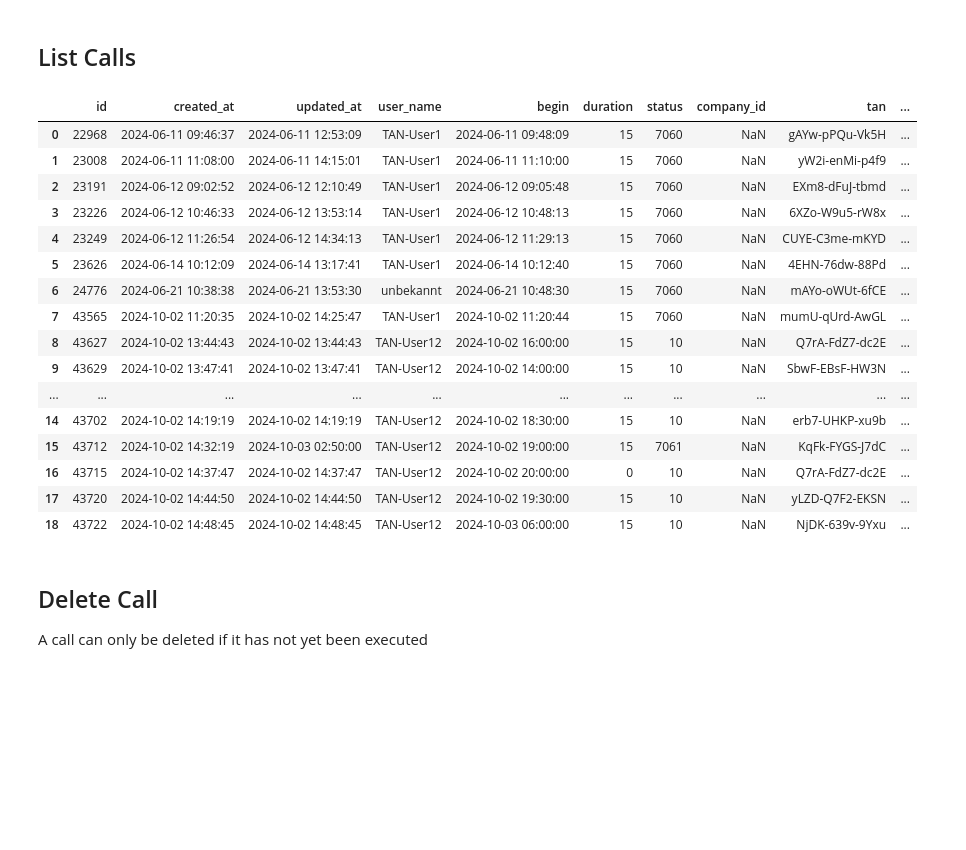
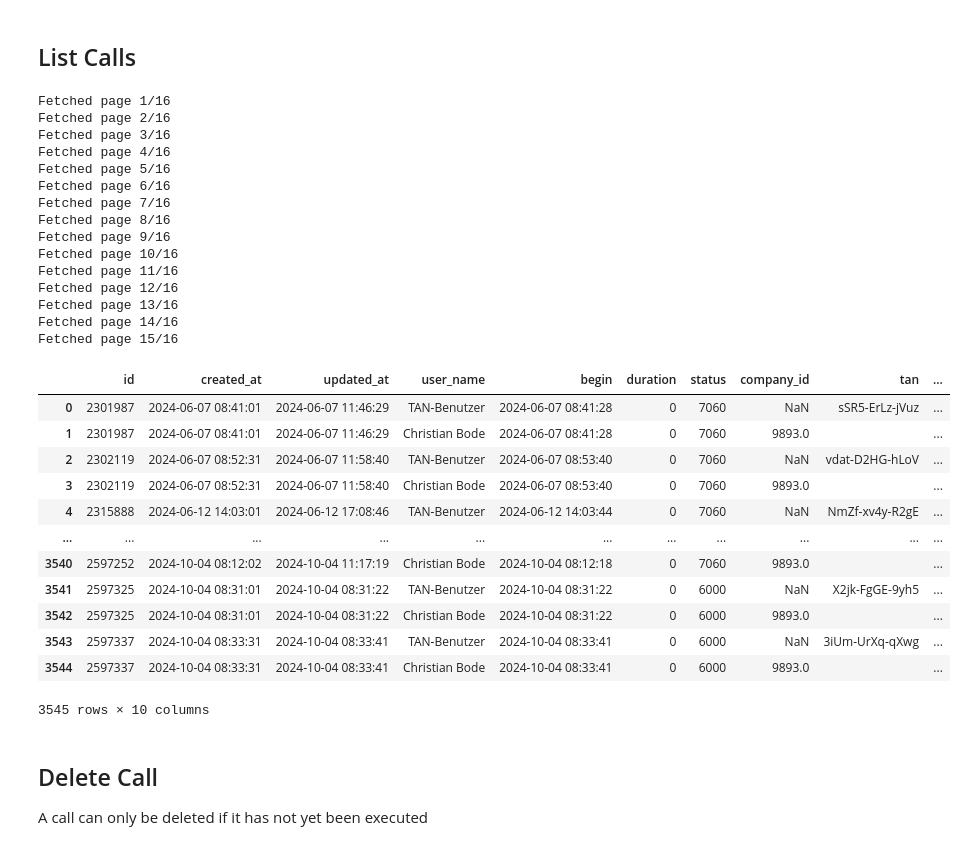
Before and after one commit to arztkonsultation/api-demos, a Jupyter notebook: ak_API_examples.ipynb, the cells around one changed output. Saved outputs shown, nothing was run; the diff lists cells and outputs as text; code cells hidden in the pictures; blank space fills up the shorter version.

```diff
--- a/ak_API_examples.ipynb
+++ b/ak_API_examples.ipynb
@@ -767,10 +768,10 @@ from datetime import datetime, timezone
 def getPastCalls(token):
     page = 1
     all_calls = []
-    per_page = 500  # Assuming 500 entries per page as mentioned
+    per_page = 500
 
     current_time = datetime.now(timezone.utc).timestamp()  # Current time in UTC timestamp
-    total_pages = None  # Will be updated dynamically
+    total_pages = None  # Initialize total_pages to None
 
     while True:
         # API call to fetch calls with pagination
@@ -793,21 +794,20 @@ def getPastCalls(token):
                 # Handle None duration values by setting them to 0
                 duration = int(call.get('duration', 0) or 0)
 
-                # Process users in the call (assuming first user is the relevant one for display)
-                user_info = call['users'][0] if call['users'] else {}
-
-                all_calls.append({
-                    'id': call['id'],
-                    'created_at': created_at,
-                    'updated_at': updated_at,
-                    'user_name': user_info.get('user_name', ''),
-                    'begin': begin,
-                    'duration': duration,
-                    'status': call.get('status', ''),
-                    'company_id': user_info.get('company_id', ''),
-                    'tan': user_info.get('tan', ''),
-                    'oulocation_id': user_info.get('oulocation_id', '')
-                })
+                # Process each user in the call (loop through all users)
+                for user_info in call.get('users', []):
+                    all_calls.append({
+                        'id': call['id'],
+                        'created_at': created_at,
+                        'updated_at': updated_at,
+                        'user_name': user_info.get('user_name', ''),
+                        'begin': begin,
+                        'duration': duration,
+                        'status': call.get('status', ''),
+                        'company_id': user_info.get('company_id', ''),
+                        'tan': user_info.get('tan', ''),
+                        'oulocation_id': user_info.get('oulocation_id', '')
+                    })
 
         # Fetch the total number of pages from the API response metadata
         if total_pages is None and 'meta' in calls_response:
@@ -816,50 +816,61 @@ def getPastCalls(token):
         # Check if we've processed all pages
         if page >= total_pages:
             break
 
         # Go to the next page
         print(f"Fetched page {page}/{total_pages}")
         page += 1
 
     return all_calls
 
 # Main function to retrieve past calls and display them in a table
 def main():
-    token = login()  # Assuming the login() function retrieves a valid token
+    token = login()
     if not token:
         print("Error: No valid token received")
         return
 
     # Get all past calls for all users
     past_calls = getPastCalls(token)
 
     # Load calls into a DataFrame
     df_calls = pd.DataFrame(past_calls)
 
     # Display the DataFrame as a table
     from IPython.display import display
     display(df_calls)
 
 # Execute the main function
 main()
 # %% [output]
+Fetched page 1/16
+Fetched page 2/16
+Fetched page 3/16
+Fetched page 4/16
+Fetched page 5/16
+Fetched page 6/16
+Fetched page 7/16
+Fetched page 8/16
+Fetched page 9/16
+Fetched page 10/16
+Fetched page 11/16
+Fetched page 12/16
+Fetched page 13/16
+Fetched page 14/16
+Fetched page 15/16
 |  | id | created_at | updated_at | user_name | begin | duration | status | company_id | tan | ... |
-| 0 | 22968 | 2024-06-11 09:46:37 | 2024-06-11 12:53:09 | TAN-User1 | 2024-06-11 09:48:09 | 15 | 7060 | NaN | gAYw-pPQu-Vk5H | ... |
-| 1 | 23008 | 2024-06-11 11:08:00 | 2024-06-11 14:15:01 | TAN-User1 | 2024-06-11 11:10:00 | 15 | 7060 | NaN | yW2i-enMi-p4f9 | ... |
-| 2 | 23191 | 2024-06-12 09:02:52 | 2024-06-12 12:10:49 | TAN-User1 | 2024-06-12 09:05:48 | 15 | 7060 | NaN | EXm8-dFuJ-tbmd | ... |
-| 3 | 23226 | 2024-06-12 10:46:33 | 2024-06-12 13:53:14 | TAN-User1 | 2024-06-12 10:48:13 | 15 | 7060 | NaN | 6XZo-W9u5-rW8x | ... |
-| 4 | 23249 | 2024-06-12 11:26:54 | 2024-06-12 14:34:13 | TAN-User1 | 2024-06-12 11:29:13 | 15 | 7060 | NaN | CUYE-C3me-mKYD | ... |
-| 5 | 23626 | 2024-06-14 10:12:09 | 2024-06-14 13:17:41 | TAN-User1 | 2024-06-14 10:12:40 | 15 | 7060 | NaN | 4EHN-76dw-88Pd | ... |
-| 6 | 24776 | 2024-06-21 10:38:38 | 2024-06-21 13:53:30 | unbekannt | 2024-06-21 10:48:30 | 15 | 7060 | NaN | mAYo-oWUt-6fCE | ... |
-| 7 | 43565 | 2024-10-02 11:20:35 | 2024-10-02 14:25:47 | TAN-User1 | 2024-10-02 11:20:44 | 15 | 7060 | NaN | mumU-qUrd-AwGL | ... |
-| 8 | 43627 | 2024-10-02 13:44:43 | 2024-10-02 13:44:43 | TAN-User12 | 2024-10-02 16:00:00 | 15 | 10 | NaN | Q7rA-FdZ7-dc2E | ... |
-| 9 | 43629 | 2024-10-02 13:47:41 | 2024-10-02 13:47:41 | TAN-User12 | 2024-10-02 14:00:00 | 15 | 10 | NaN | SbwF-EBsF-HW3N | ... |
+| 0 | 2301987 | 2024-06-07 08:41:01 | 2024-06-07 11:46:29 | TAN-Benutzer | 2024-06-07 08:41:28 | 0 | 7060 | NaN | sSR5-ErLz-jVuz | ... |
+| 1 | 2301987 | 2024-06-07 08:41:01 | 2024-06-07 11:46:29 | Christian Bode | 2024-06-07 08:41:28 | 0 | 7060 | 9893.0 |  | ... |
+| 2 | 2302119 | 2024-06-07 08:52:31 | 2024-06-07 11:58:40 | TAN-Benutzer | 2024-06-07 08:53:40 | 0 | 7060 | NaN | vdat-D2HG-hLoV | ... |
+| 3 | 2302119 | 2024-06-07 08:52:31 | 2024-06-07 11:58:40 | Christian Bode | 2024-06-07 08:53:40 | 0 | 7060 | 9893.0 |  | ... |
+| 4 | 2315888 | 2024-06-12 14:03:01 | 2024-06-12 17:08:46 | TAN-Benutzer | 2024-06-12 14:03:44 | 0 | 7060 | NaN | NmZf-xv4y-R2gE | ... |
 | ... | ... | ... | ... | ... | ... | ... | ... | ... | ... | ... |
-| 14 | 43702 | 2024-10-02 14:19:19 | 2024-10-02 14:19:19 | TAN-User12 | 2024-10-02 18:30:00 | 15 | 10 | NaN | erb7-UHKP-xu9b | ... |
-| 15 | 43712 | 2024-10-02 14:32:19 | 2024-10-03 02:50:00 | TAN-User12 | 2024-10-02 19:00:00 | 15 | 7061 | NaN | KqFk-FYGS-J7dC | ... |
-| 16 | 43715 | 2024-10-02 14:37:47 | 2024-10-02 14:37:47 | TAN-User12 | 2024-10-02 20:00:00 | 0 | 10 | NaN | Q7rA-FdZ7-dc2E | ... |
-| 17 | 43720 | 2024-10-02 14:44:50 | 2024-10-02 14:44:50 | TAN-User12 | 2024-10-02 19:30:00 | 15 | 10 | NaN | yLZD-Q7F2-EKSN | ... |
-| 18 | 43722 | 2024-10-02 14:48:45 | 2024-10-02 14:48:45 | TAN-User12 | 2024-10-03 06:00:00 | 15 | 10 | NaN | NjDK-639v-9Yxu | ... |
+| 3540 | 2597252 | 2024-10-04 08:12:02 | 2024-10-04 11:17:19 | Christian Bode | 2024-10-04 08:12:18 | 0 | 7060 | 9893.0 |  | ... |
+| 3541 | 2597325 | 2024-10-04 08:31:01 | 2024-10-04 08:31:22 | TAN-Benutzer | 2024-10-04 08:31:22 | 0 | 6000 | NaN | X2jk-FgGE-9yh5 | ... |
+| 3542 | 2597325 | 2024-10-04 08:31:01 | 2024-10-04 08:31:22 | Christian Bode | 2024-10-04 08:31:22 | 0 | 6000 | 9893.0 |  | ... |
+| 3543 | 2597337 | 2024-10-04 08:33:31 | 2024-10-04 08:33:41 | TAN-Benutzer | 2024-10-04 08:33:41 | 0 | 6000 | NaN | 3iUm-UrXq-qXwg | ... |
+| 3544 | 2597337 | 2024-10-04 08:33:31 | 2024-10-04 08:33:41 | Christian Bode | 2024-10-04 08:33:41 | 0 | 6000 | 9893.0 |  | ... |
+3545 rows × 10 columns
 # %% [markdown]
 ## Delete Call
 
```
Also changed, not shown: parts of 1 cell of this notebook.
